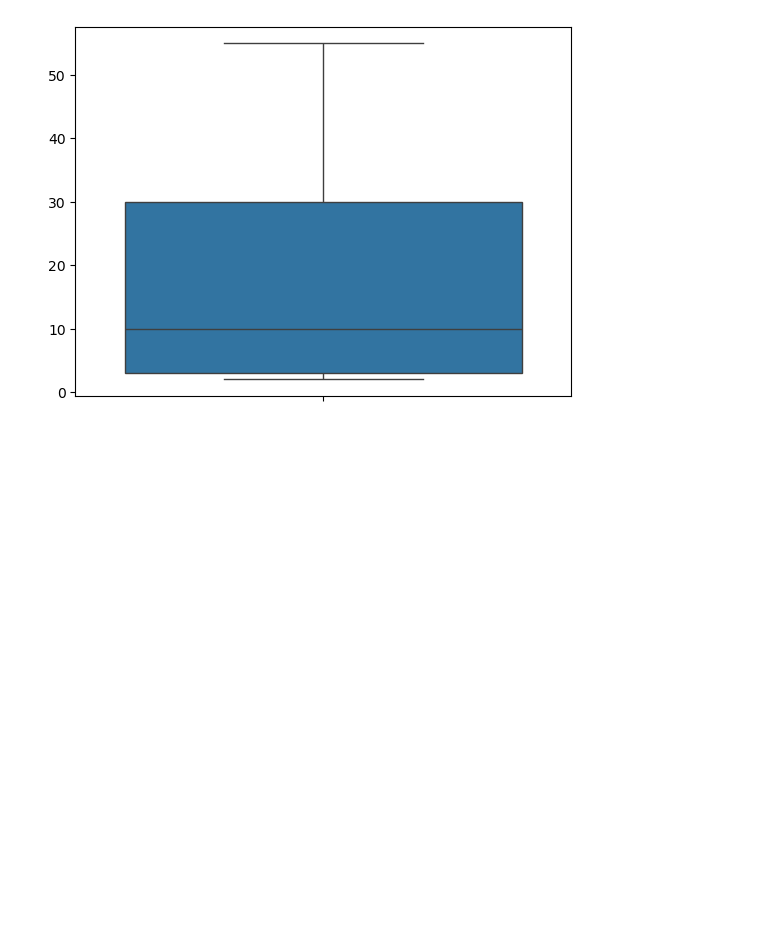
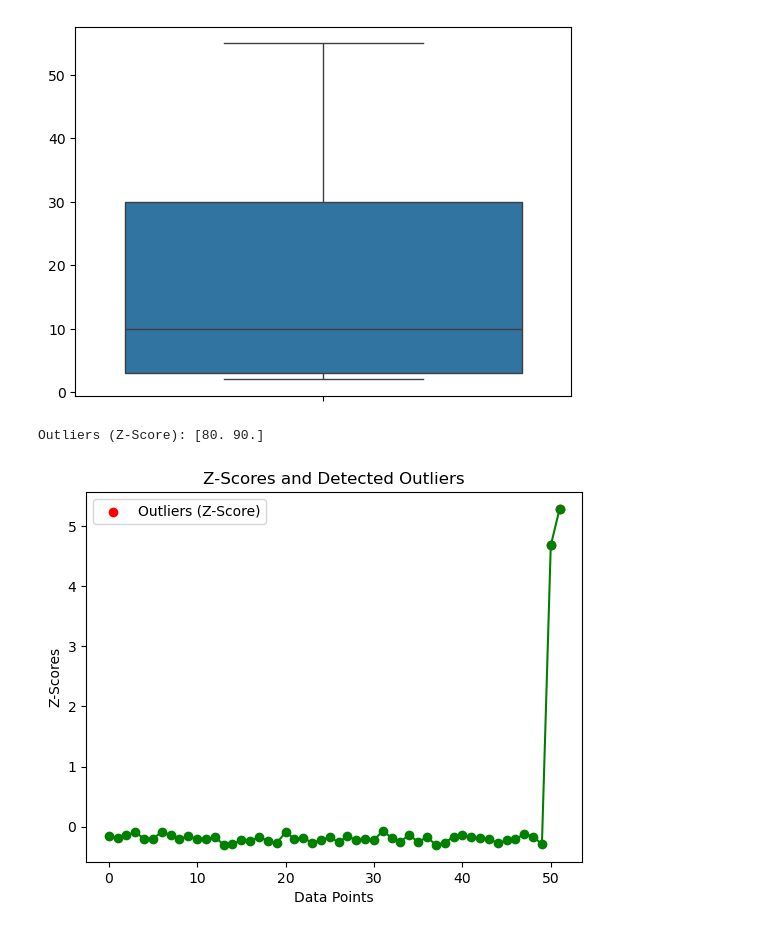
Before and after one commit to Ritik-mobcoder/Statistics-Descriptive-Statistics, a Jupyter notebook: Descriptive_Statistics.ipynb, the cells around one changed output. Drawn from its saved outputs; the diff is of its cells as text; code cells hidden in the pictures; blank space fills up the shorter version.

Commit message:
Outliers

```diff
--- a/Descriptive_Statistics.ipynb
+++ b/Descriptive_Statistics.ipynb
@@ -119,3 +121,25 @@ sns.boxplot(lst)
 # %% [output]
 <Axes: >
 [figure]
+# %%
+np.random.seed(42)
+data_normal = np.random.normal(loc=0, scale=1, size=50)
+data_with_outliers = np.concatenate([data_normal, [80, 90]])
+mean_normal = np.mean(data_with_outliers)
+std_normal = np.std(data_with_outliers)
+
+z_scores = (data_with_outliers - mean_normal) / std_normal
+
+outlier_threshold_z = 3
+
+outliers_z = np.where(np.abs(z_scores) > outlier_threshold_z)[0]
+plt.plot(z_scores, marker='o', linestyle='-', color='green')
+plt.scatter(outliers_z, z_scores[outliers_z], color='red', label='Outliers (Z-Score)')
+plt.title("Z-Scores and Detected Outliers")
+plt.xlabel("Data Points")
+plt.ylabel("Z-Scores")
+plt.legend()
+print("Outliers (Z-Score):", data_with_outliers[outliers_z])
+# %% [output]
+Outliers (Z-Score): [80. 90.]
+[figure, added]
```
Also changed, not shown: parts of 2 cells of this notebook, 1 other file.
